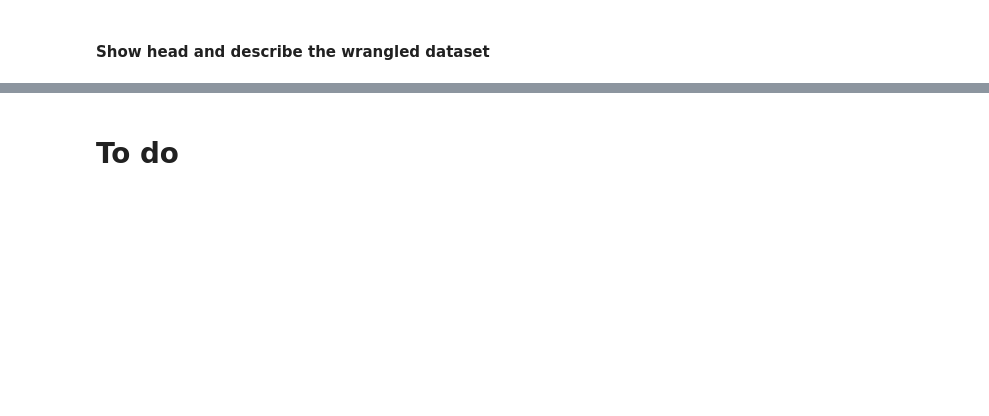
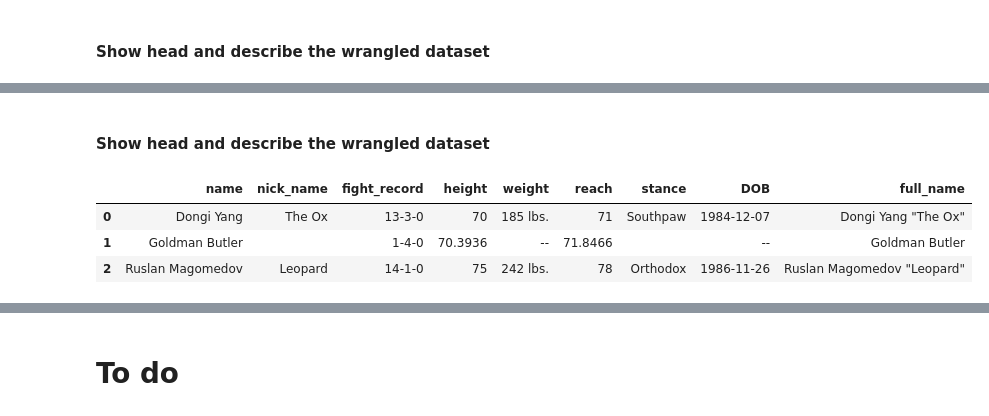
Before and after one commit to jasonminsookim/fight_prediction, a Jupyter notebook: notebooks/5-jmk-machine learning.ipynb, the cells around one changed output, grey strips where cells are left out. Saved outputs shown, nothing was run; the diff lists cells and outputs as text; code cells hidden in the pictures; blank space fills up the shorter version.

```diff
--- a/notebooks/5-jmk-machine learning.ipynb
+++ b/notebooks/5-jmk-machine learning.ipynb
@@ -158,0 +207,9 @@ two_pf.describe()
+# %% [markdown]
+#### Show head and describe the wrangled dataset
+# %%
+fc_df.head(3)
+# %% [output]
+|  | name | nick_name | fight_record | height | weight | reach | stance | DOB | full_name |
+| 0 | Dongi Yang | The Ox | 13-3-0 | 70 | 185 lbs. | 71 | Southpaw | 1984-12-07 | Dongi Yang "The Ox" |
+| 1 | Goldman Butler |  | 1-4-0 | 70.3936 | -- | 71.8466 |  | -- | Goldman Butler |
+| 2 | Ruslan Magomedov | Leopard | 14-1-0 | 75 | 242 lbs. | 78 | Orthodox | 1986-11-26 | Ruslan Magomedov "Leopard" |
```
Also changed, not shown: parts of 26 cells of this notebook, 13 other files.
